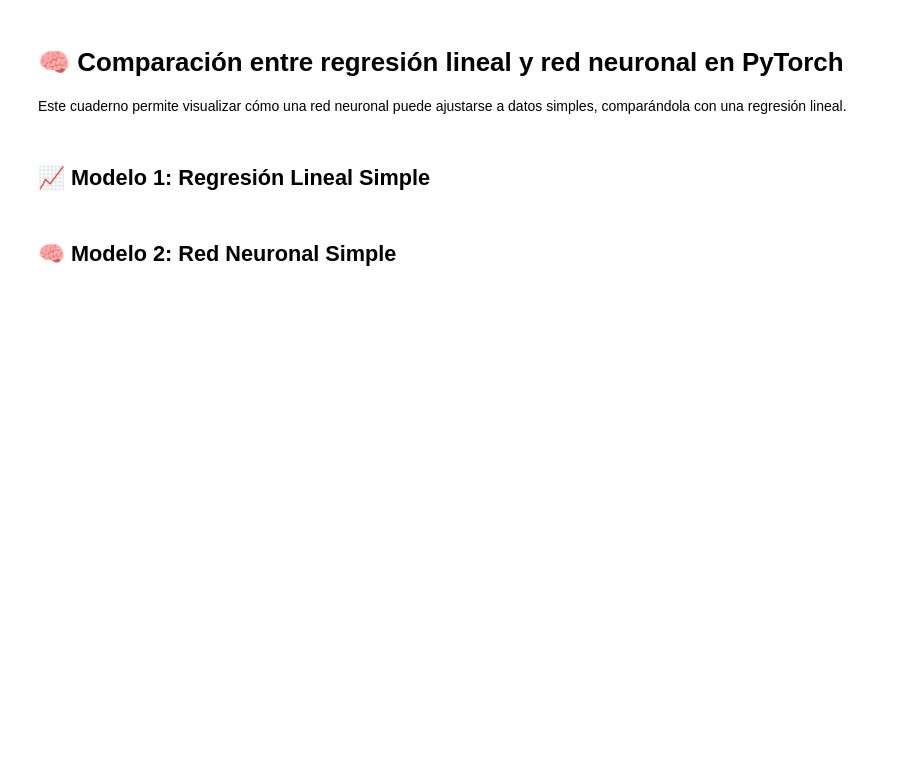
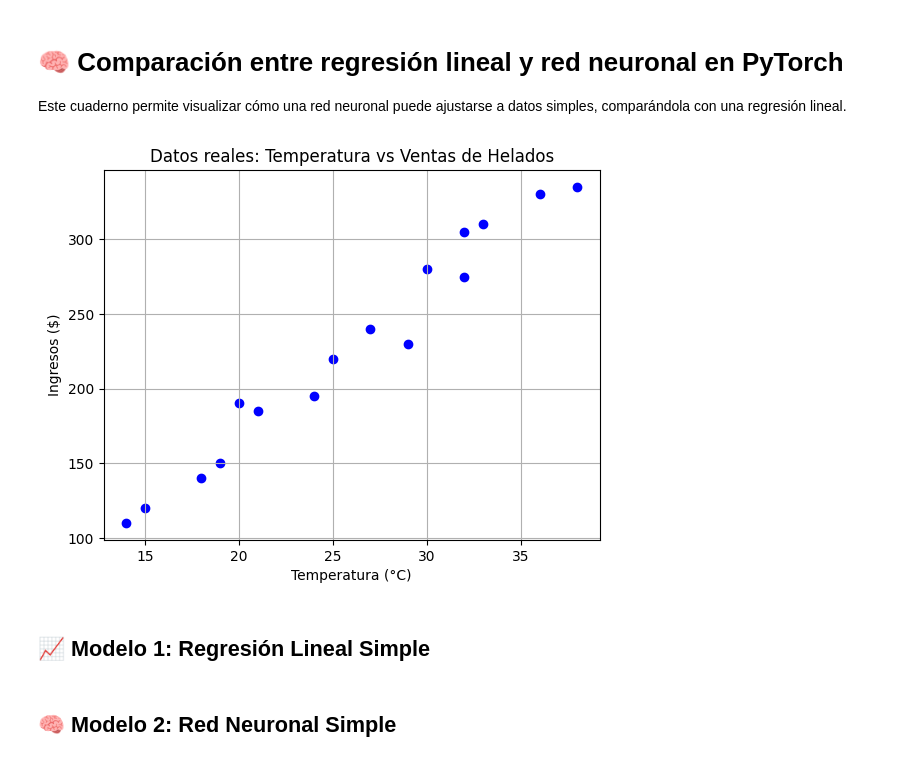
Before and after one commit to jcmachicaocuf/programacion, a Jupyter notebook: Red_Neuronal_vs_Regresion_Lineal.ipynb, the cells around one changed output. Cells and saved outputs as stored; diff of their text form; code cells hidden in the pictures; blank space fills up the shorter version.

```diff
--- a/Red_Neuronal_vs_Regresion_Lineal.ipynb
+++ b/Red_Neuronal_vs_Regresion_Lineal.ipynb
@@ -9,16 +11,18 @@ import torch.nn as nn
 import matplotlib.pyplot as plt
 # %%
 # --- DATOS SIMULADOS: Ingresos de helados según la temperatura ---
-temperaturas = torch.tensor([[15.], [18.], [21.], [24.], [27.], [30.], [33.], [36.]], dtype=torch.float32)
-ventas = torch.tensor([[120.], [150.], [180.], [200.], [240.], [280.], [310.], [330.]], dtype=torch.float32)
+temperaturas = torch.tensor([[15.], [18.], [21.], [24.], [27.], [30.], [33.], [36.], [14.], [19.], [20.], [25.], [29.], [32.], [32.], [38.]], dtype=torch.float32)
+ventas = torch.tensor([[120.], [140.], [185.], [195.], [240.], [280.], [310.], [330.], [110.], [150.], [190.], [220.], [230.], [275.], [305.], [335.]], dtype=torch.float32)
 
 # Visualizar datos
 plt.scatter(temperaturas, ventas, color='blue')
 plt.xlabel("Temperatura (°C)")
 plt.ylabel("Ingresos ($)")
 plt.title("Datos reales: Temperatura vs Ventas de Helados")
 plt.grid(True)
 plt.show()
+# %% [output]
+[figure, added]
 # %% [markdown]
 ## 📈 Modelo 1: Regresión Lineal Simple
 # %%
```
Also changed, not shown: parts of 3 cells of this notebook.
